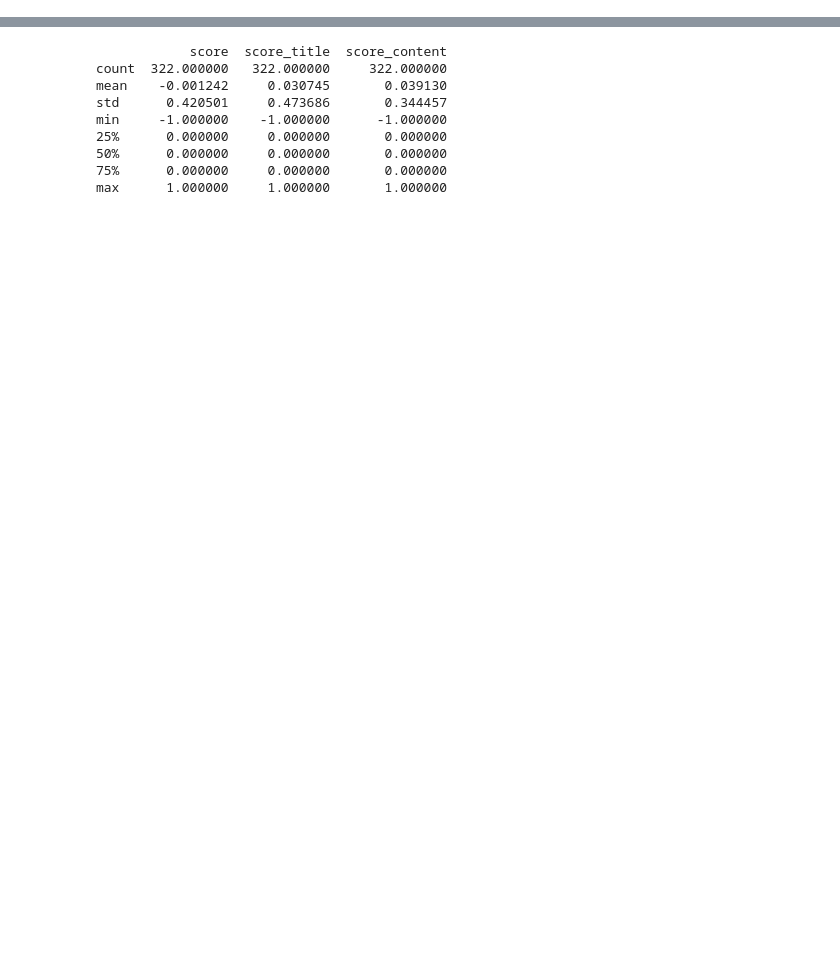
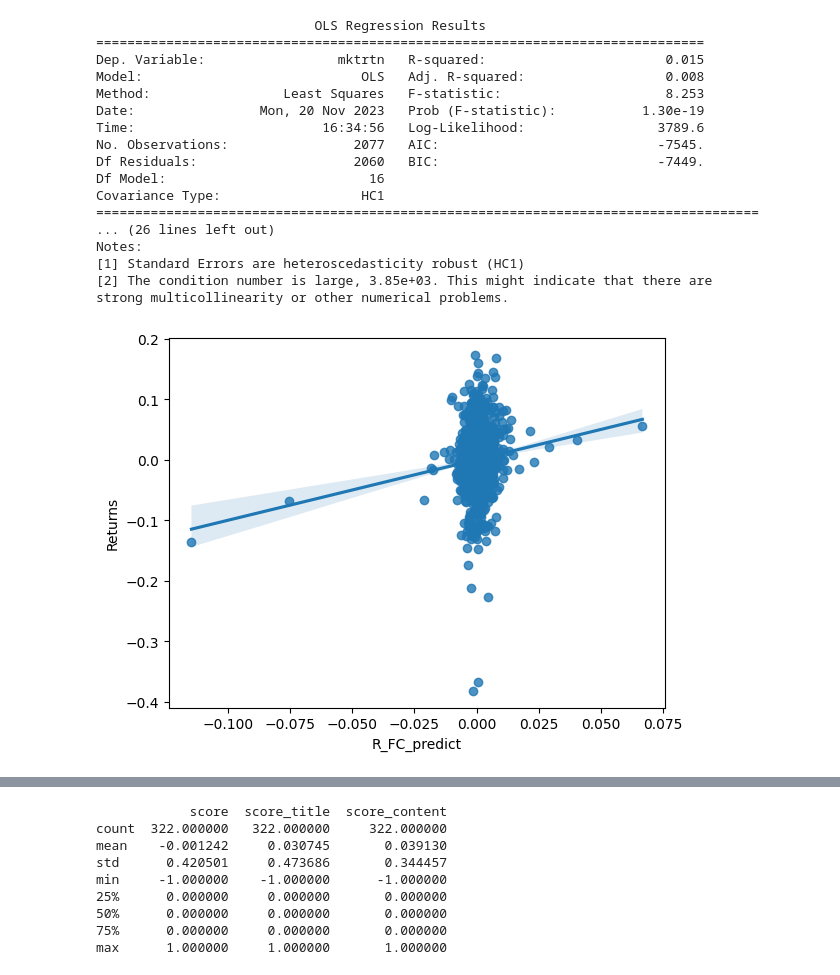
Before and after one commit to boyu571/LLM_based_investment_research, a Jupyter notebook: empirical_analysis/eng_data_analysis.ipynb, the cells around one changed output, grey strips where cells are left out. Drawn from its saved outputs; the diff is of its cells as text; code cells hidden in the pictures; blank space fills up the shorter version.

```diff
--- a/empirical_analysis/eng_data_analysis.ipynb
+++ b/empirical_analysis/eng_data_analysis.ipynb
@@ -5,0 +19,3 @@ import time
+# %%
+mktrtn = df['mktrtn']
+mktrtn
@@ -22,0 +276,13 @@ data
+# %%
+# combined_df의 인덱스를 datetime으로 변환하고 열로 변환
+combined_df['date'] = pd.to_datetime(combined_df.index, format="%Y-%m-%d %H:%M:%S")
+# combined_df.drop('index', axis=1, inplace=True)
+
+# sentiment 데이터프레임의 'date' 열을 datetime으로 변환
+sentiment['date'] = pd.to_datetime(sentiment['date'], errors='coerce')
+
+# 날짜를 기준으로 두 데이터프레임을 병합
+merged_df = pd.merge(combined_df, sentiment, on='date', how='inner')
+
+# 결과 확인
+merged_df.columns
@@ -22,0 +408,36 @@ data
+# %%
+# OLS 회귀모델 적합
+model = sm.OLS(Returns, sm.add_constant(X))
+result = model.fit()
+
+# HC1 표준 오차를 사용하여 결과 다시 계산
+result_robust = result.get_robustcov_results(cov_type='HC1')
+
+# 수정된 결과 출력
+print(result_robust.summary())
+
+# 예측값 계산 및 그래프 그리기
+R_FC_predict_robust = result_robust.predict()
+sns.regplot(x=R_FC_predict_robust, y=Returns, fit_reg=True)
+plt.xlabel("R_FC_predict")
+plt.ylabel("Returns")
+plt.show()
+# %% [output]
+                            OLS Regression Results
+==============================================================================
+Dep. Variable:                 mktrtn   R-squared:                       0.015
+Model:                            OLS   Adj. R-squared:                  0.008
+Method:                 Least Squares   F-statistic:                     8.253
+Date:                Mon, 20 Nov 2023   Prob (F-statistic):           1.30e-19
+Time:                        16:34:56   Log-Likelihood:                 3789.6
+No. Observations:                2077   AIC:                            -7545.
+Df Residuals:                    2060   BIC:                            -7449.
+Df Model:                          16
+Covariance Type:                  HC1
+=====================================================================================
+... (26 lines left out)
+Notes:
+[1] Standard Errors are heteroscedasticity robust (HC1)
+[2] The condition number is large, 3.85e+03. This might indicate that there are
+strong multicollinearity or other numerical problems.
+[figure, added]
```
Also changed, not shown: parts of 28 cells of this notebook, 4 other files.
